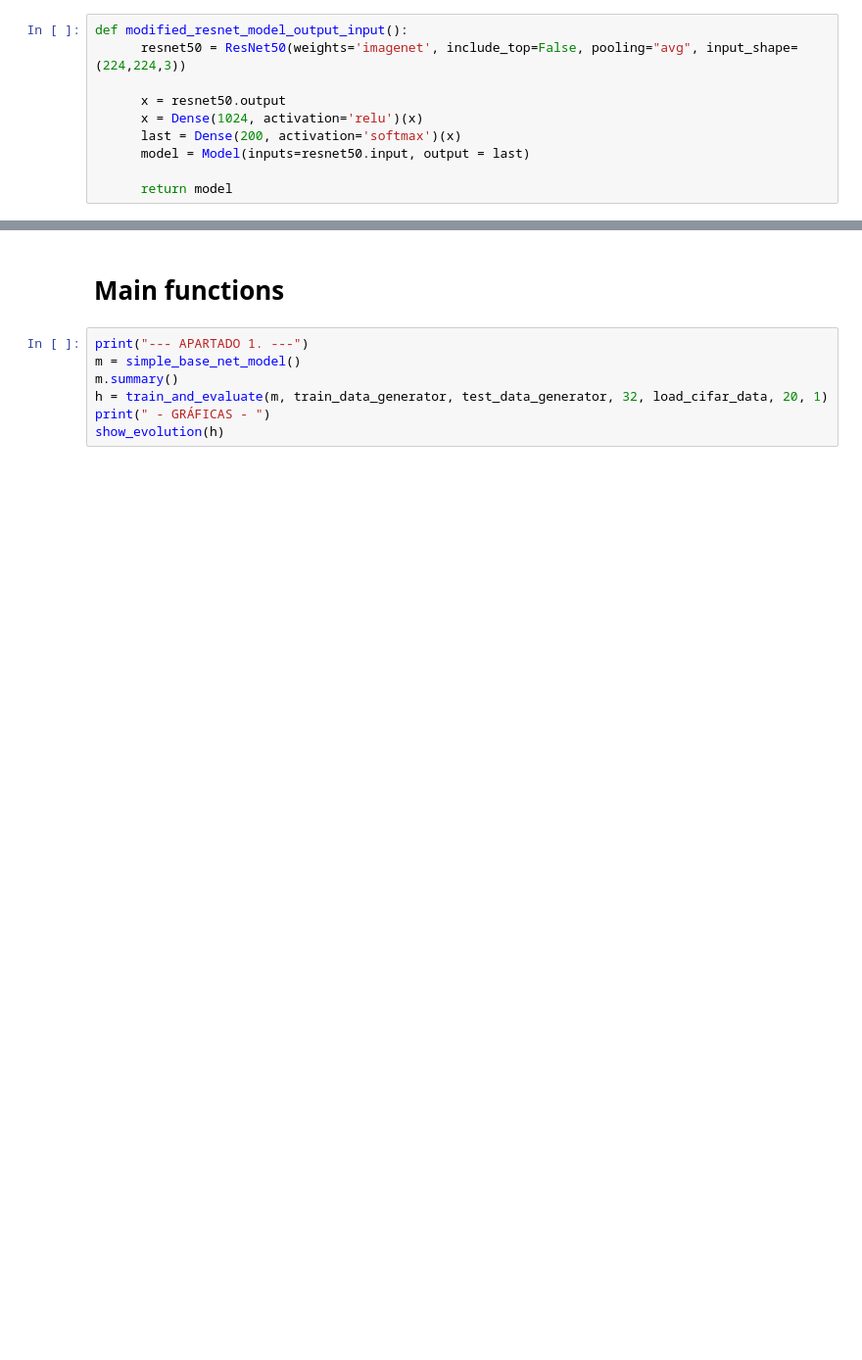
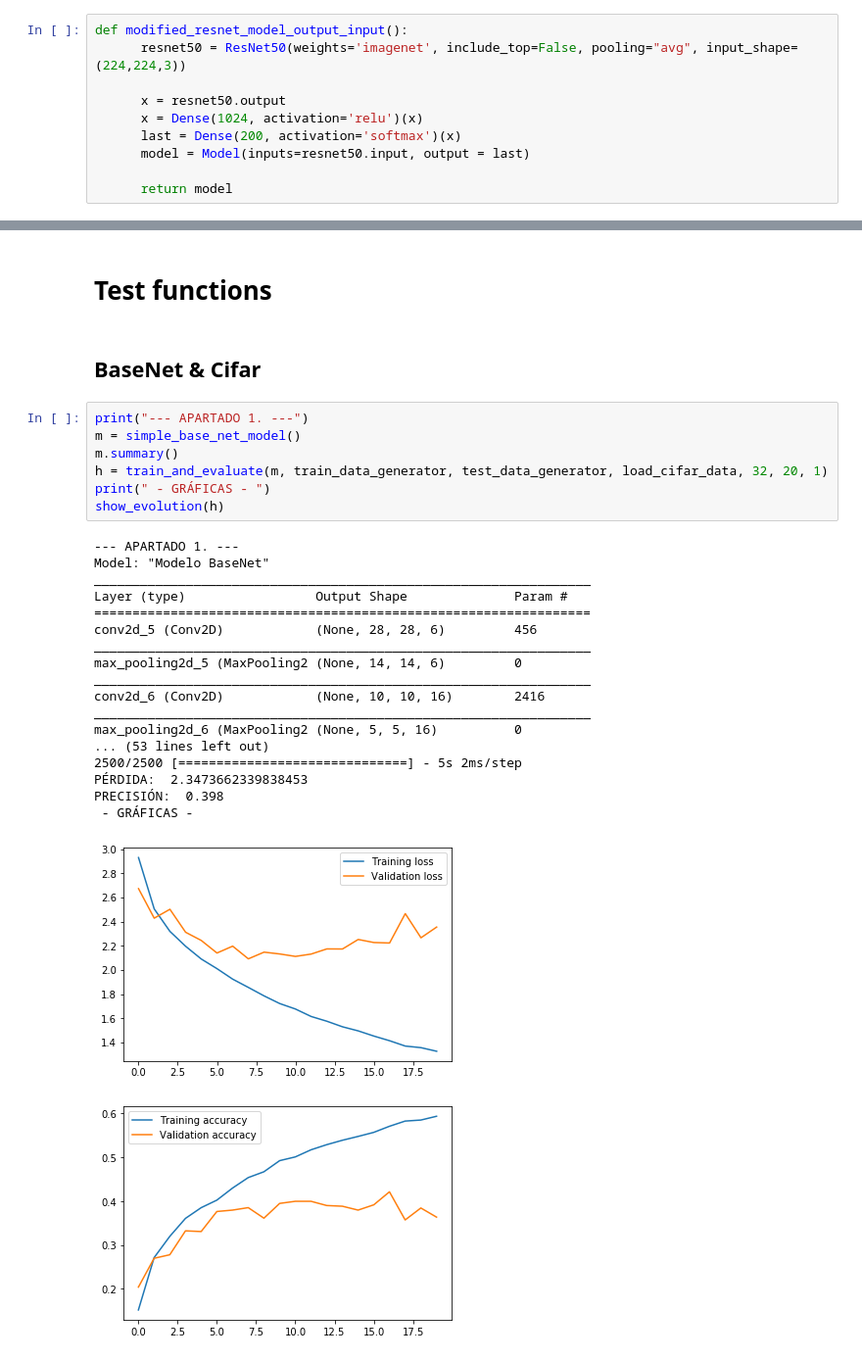
Before and after one commit to Ludvins/DGIIM_VC, a Jupyter notebook: Practica 2/Keras.ipynb, the cells around one changed output, grey strips where cells are left out. Shown at 98% size. Cells and saved outputs as stored; diff of their text form; blank space fills up the shorter version.

Commit message:
Clean notebook and load output

```diff
--- a/Practica 2/Keras.ipynb
+++ b/Practica 2/Keras.ipynb
@@ -401,14 +418,36 @@ def train_and_evaluate(model, train_data_generator, test_data_generator, load_da
     print('PRECISIÓN: ', score[1])
     return h
 # %% [markdown]
-# Main functions
+# Test functions
+# %% [markdown]
+## BaseNet & Cifar
 # %%
 print("--- APARTADO 1. ---")
 m = simple_base_net_model()
 m.summary()
-h = train_and_evaluate(m, train_data_generator, test_data_generator, 32, load_cifar_data, 20, 1)
+h = train_and_evaluate(m, train_data_generator, test_data_generator, load_cifar_data, 32, 20, 1)
 print(" - GRÁFICAS - ")
 show_evolution(h)
+# %% [output]
+--- APARTADO 1. ---
+Model: "Modelo BaseNet"
+_________________________________________________________________
+Layer (type)                 Output Shape              Param #
+=================================================================
+conv2d_5 (Conv2D)            (None, 28, 28, 6)         456
+_________________________________________________________________
+max_pooling2d_5 (MaxPooling2 (None, 14, 14, 6)         0
+_________________________________________________________________
+conv2d_6 (Conv2D)            (None, 10, 10, 16)        2416
+_________________________________________________________________
+max_pooling2d_6 (MaxPooling2 (None, 5, 5, 16)          0
+... (53 lines left out)
+2500/2500 [==============================] - 5s 2ms/step
+PÉRDIDA:  2.3473662339838453
+PRECISIÓN:  0.398
+ - GRÁFICAS -
+[figure, added]
+[figure, added]
 # %%
 print("--- COMPARACIÓN DE GENERADORES ---")
 print(" - RESULTADOS SIN WHITENING - ")
```
Also changed, not shown: parts of 33 cells of this notebook.
